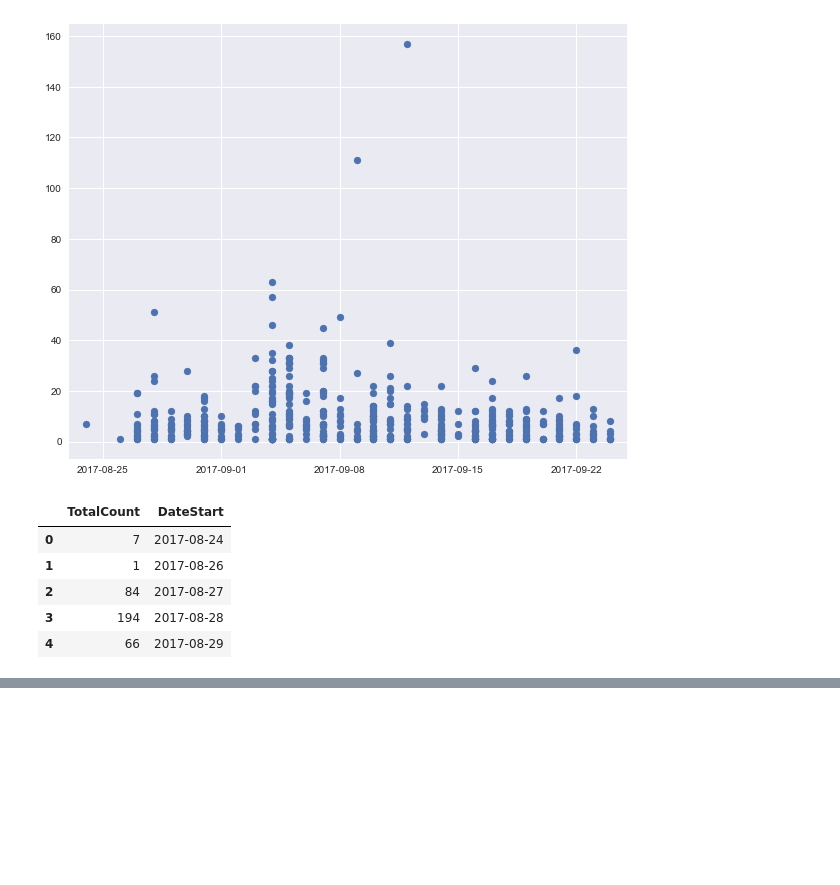
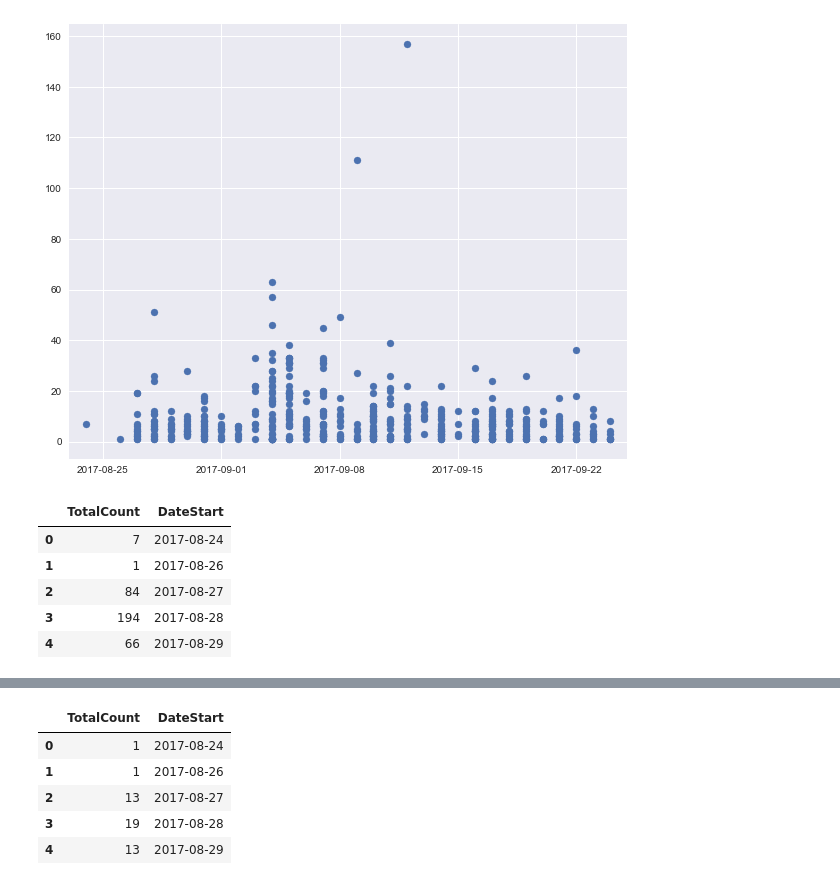
Before and after one commit to osuhomebase/RegressionCourse2301, a Jupyter notebook: Python/CountByProgram.ipynb, the cells around one changed output, grey strips where cells are left out. Cells and saved outputs as stored; diff of their text form; code cells hidden in the pictures; blank space fills up the shorter version.

Commit message:
added events per day code

```diff
--- a/Python/CountByProgram.ipynb
+++ b/Python/CountByProgram.ipynb
@@ -44,7 +44,6 @@ plt.scatter(dates,cnt)
 <matplotlib.collections.PathCollection at 0x...>
 [figure]
 # %%
-dateparse = lambda x: pd.datetime.strptime(x, '%m/%d/%Y')
 CountByDay = pd.read_csv("CountByDay.csv",header=0,sep=',', parse_dates=['DateStart'],date_parser=dateparse)
 CountByDay.head()
 # %% [output]
@@ -65,0 +64,10 @@ plt.bar(dates,cnt)
+# %%
+EventsPerDay = pd.read_csv("EventsPerDay.csv",header=0,sep=',', parse_dates=['DateStart'],date_parser=dateparse)
+EventsPerDay.head()
+# %% [output]
+|  | TotalCount | DateStart |
+| 0 | 1 | 2017-08-24 |
+| 1 | 1 | 2017-08-26 |
+| 2 | 13 | 2017-08-27 |
+| 3 | 19 | 2017-08-28 |
+| 4 | 13 | 2017-08-29 |
```
Also changed, not shown: parts of 4 cells of this notebook, 1 other file.
